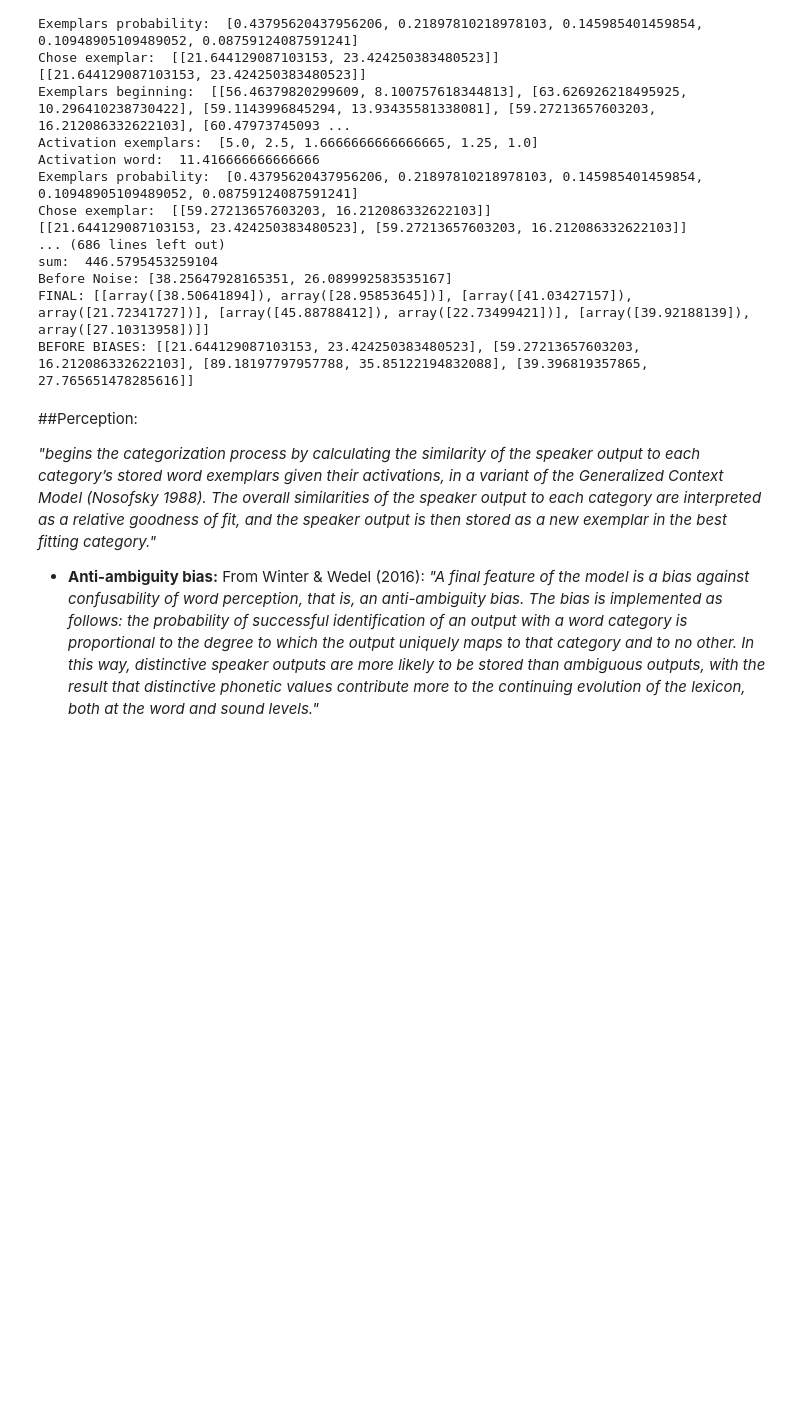
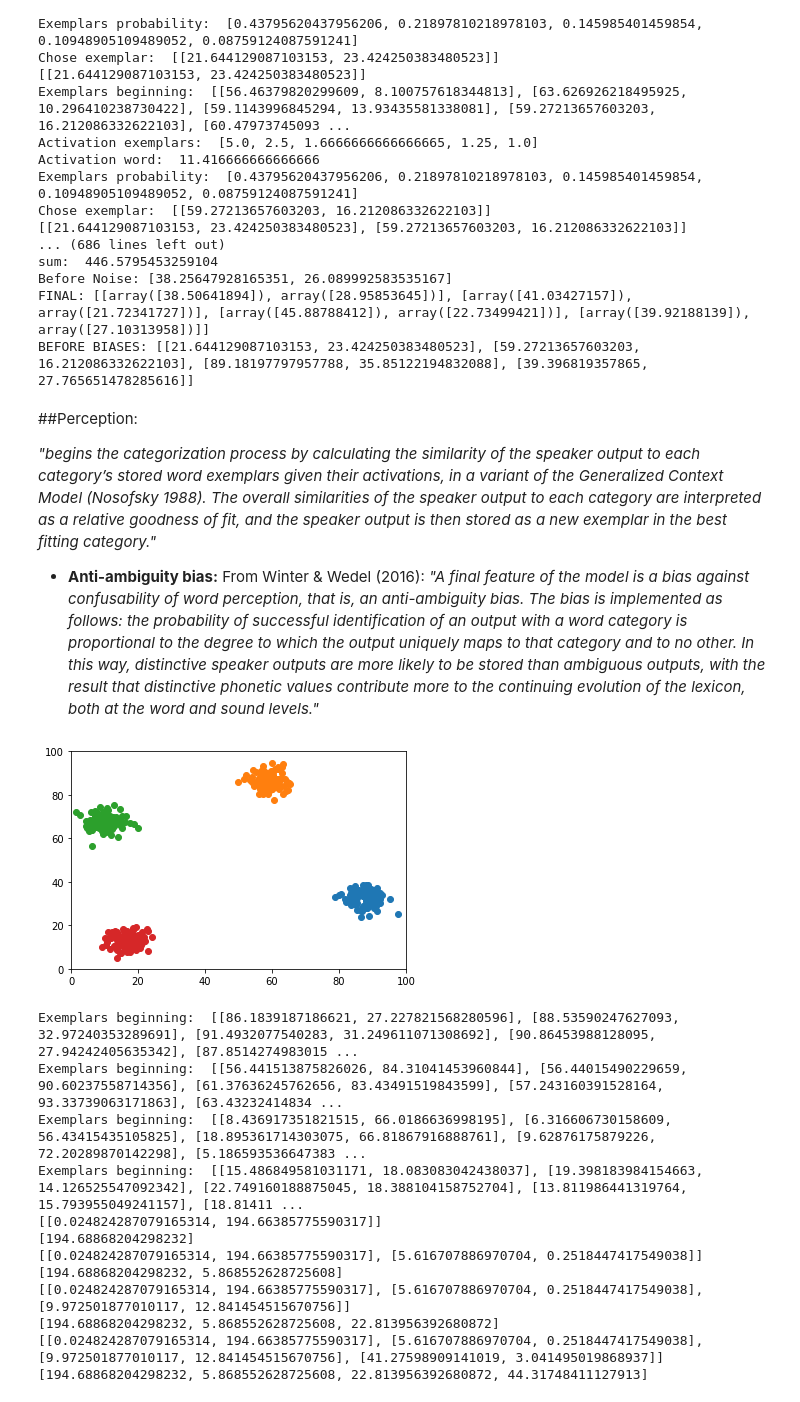
Before and after one commit to marieke-woensdregt/CulturalEvolutionCollateralSignals-2021, a Jupyter notebook: Model_Winter_&_Wedel_(2016).ipynb, the cells around one changed output. Cells and saved outputs as stored; diff of their text form; code cells hidden in the pictures; blank space fills up the shorter version.

Commit message:
Working on perception

```diff
--- a/Model_Winter_&_Wedel_(2016).ipynb
+++ b/Model_Winter_&_Wedel_(2016).ipynb
@@ -21,7 +21,7 @@ import math
 # %%
 class Agent():
 
-  def __init__(self, n_words, n_dimensions, n_exemplars = 5, n_continuers=0, similarity_bias_word=True, similarity_bias_segment=True, noise=True, anti_ambiguity_bias=True):
+  def __init__(self, n_words, n_dimensions, n_exemplars = 100, n_continuers=0, similarity_bias_word=True, similarity_bias_segment=True, noise=True, anti_ambiguity_bias=True):
 
     self.n_words = n_words
     self.n_dimensions = n_dimensions
@@ -281,21 +281,3 @@ BEFORE BIASES: [[21.644129087103153, 23.424250383480523], [59.27213657603203, 16
 _"begins the categorization process by calculating the similarity of the speaker output to each category’s stored word exemplars given their activations, in a variant of the Generalized Context Model (Nosofsky 1988). The overall similarities of the speaker output to each category are interpreted as a relative goodness of fit, and the speaker output is then stored as a new exemplar in the best fitting category."_
 
 - **Anti-ambiguity bias:** From Winter & Wedel (2016): _"A final feature of the model is a bias against confusability of word perception, that is, an anti-ambiguity bias. The bias is implemented as follows: the probability of successful identification of an output with a word category is proportional to the degree to which the output uniquely maps to that category and to no other. In this way, distinctive speaker outputs are more likely to be stored than ambiguous outputs, with the result that distinctive phonetic values contribute more to the continuing evolution of the lexicon, both at the word and sound levels."_
-# %%
-class Perception(Agent):
-
-  def __init__(self, anti_ambiguity_bias, signal):
-      super().__init__(anti_ambiguity_bias)
-      self.signal = signal
-
-  def similarity(self):
-
-    return similarities
-
-  def anti_ambiguity_bias(self, similarities):
-
-    return probability_storage
-
-  def store_signal(self, probability_storage):
-
-    return lexicon
@@ -301,0 +341,16 @@ class Perception(Agent):
+# %%
+test2 = Perception(4, 2).similarity([30, 40])
+# %% [output]
+[figure, added]
+Exemplars beginning:  [[86.1839187186621, 27.227821568280596], [88.53590247627093, 32.97240353289691], [91.4932077540283, 31.249611071308692], [90.86453988128095, 27.94242405635342], [87.8514274983015 ...
+Exemplars beginning:  [[56.441513875826026, 84.31041453960844], [56.44015490229659, 90.60237558714356], [61.37636245762656, 83.43491519843599], [57.243160391528164, 93.33739063171863], [63.43232414834 ...
+Exemplars beginning:  [[8.436917351821515, 66.0186636998195], [6.316606730158609, 56.43415435105825], [18.895361714303075, 66.81867916888761], [9.62876175879226, 72.20289870142298], [5.186593536647383 ...
+Exemplars beginning:  [[15.486849581031171, 18.083083042438037], [19.398183984154663, 14.126525547092342], [22.749160188875045, 18.388104158752704], [13.811986441319764, 15.793955049241157], [18.81411 ...
+[[0.024824287079165314, 194.66385775590317]]
+[194.68868204298232]
+[[0.024824287079165314, 194.66385775590317], [5.616707886970704, 0.2518447417549038]]
+[194.68868204298232, 5.868552628725608]
+[[0.024824287079165314, 194.66385775590317], [5.616707886970704, 0.2518447417549038], [9.972501877010117, 12.841454515670756]]
+[194.68868204298232, 5.868552628725608, 22.813956392680872]
+[[0.024824287079165314, 194.66385775590317], [5.616707886970704, 0.2518447417549038], [9.972501877010117, 12.841454515670756], [41.27598909141019, 3.041495019868937]]
+[194.68868204298232, 5.868552628725608, 22.813956392680872, 44.31748411127913]
```
Also changed, not shown: parts of 1 cell of this notebook.
